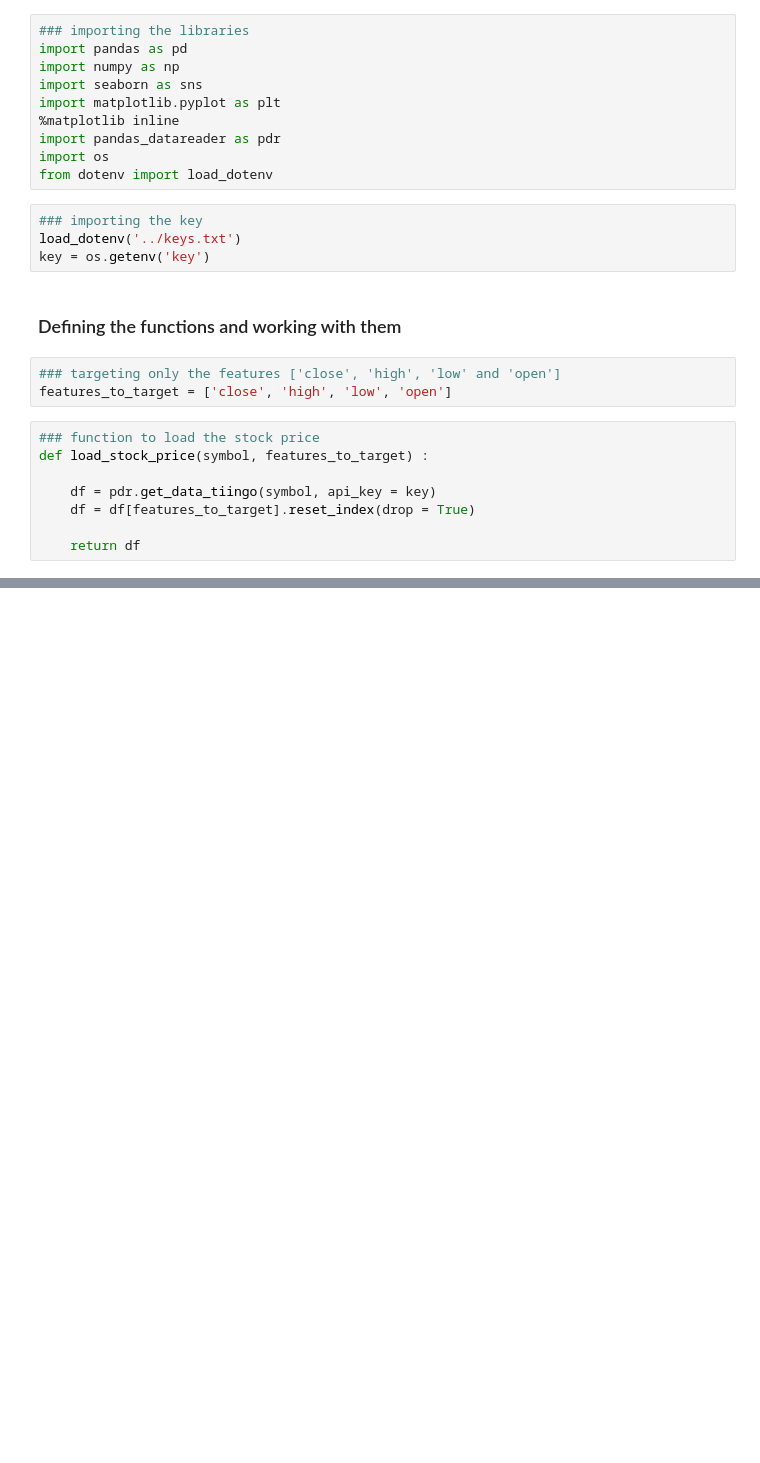
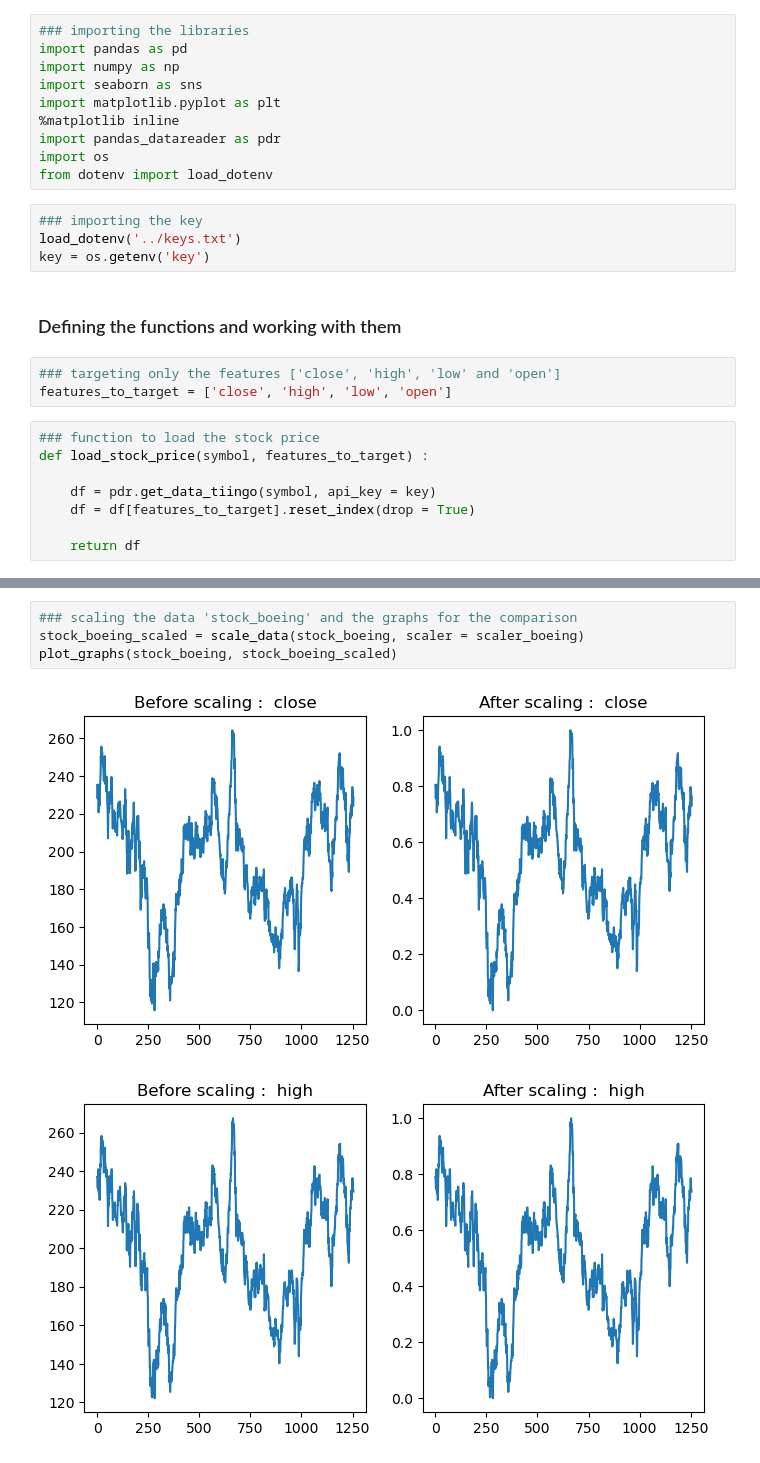
Before and after one commit to utsav87589/LSTM---Stock-price-prediction, a Jupyter notebook: test_files/v1/revision/29-4.ipynb, the cells around one changed output, grey strips where cells are left out. Cells and saved outputs as stored; diff of their text form; blank space fills up the shorter version.

```diff
--- a/test_files/v1/revision/29-4.ipynb
+++ b/test_files/v1/revision/29-4.ipynb
@@ -49,0 +111,7 @@ stock_apple.tail()
+# %%
+### scaling the data 'stock_boeing' and the graphs for the comparison
+stock_boeing_scaled = scale_data(stock_boeing, scaler = scaler_boeing)
+plot_graphs(stock_boeing, stock_boeing_scaled)
+# %% [output]
+[figure, added]
+[figure, added]
```
Also changed, not shown: parts of 9 cells of this notebook.
